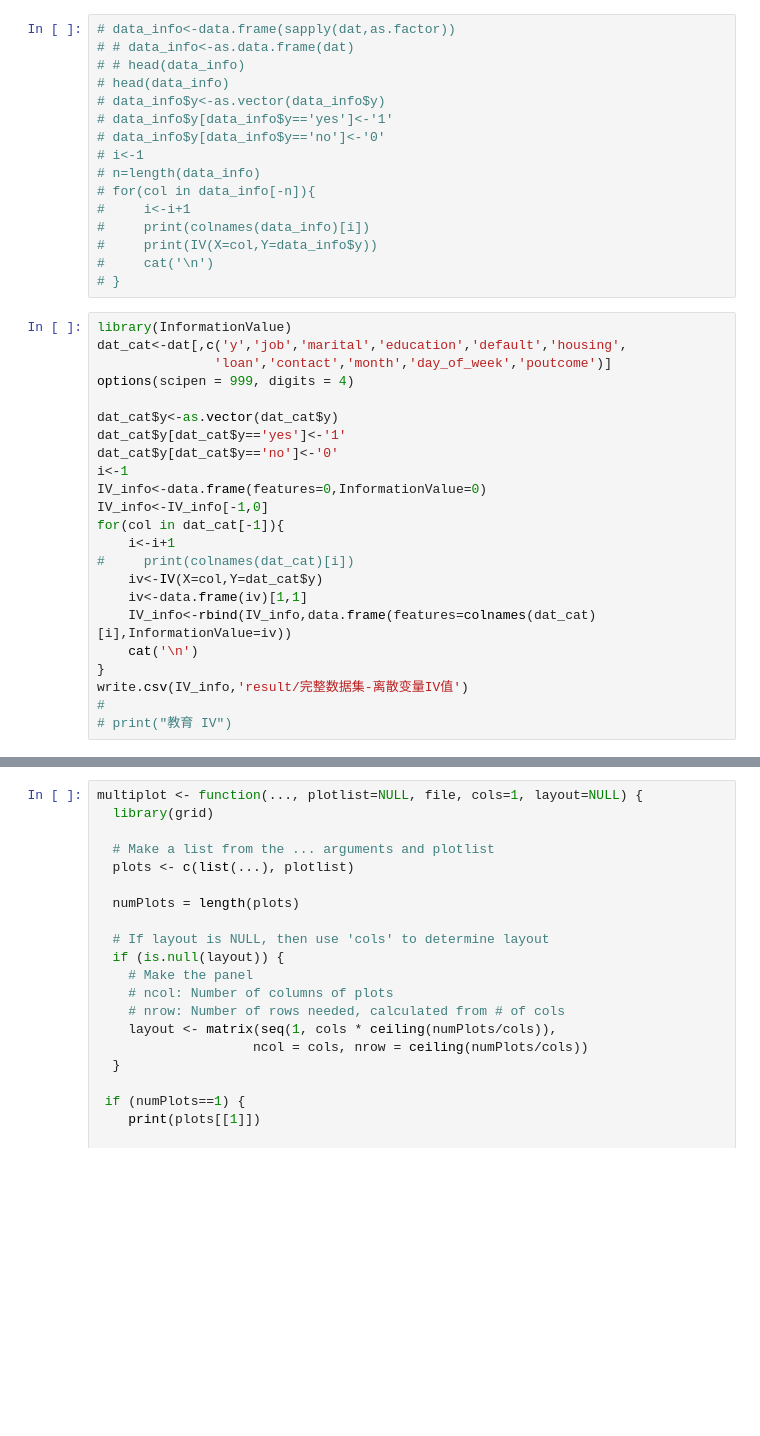
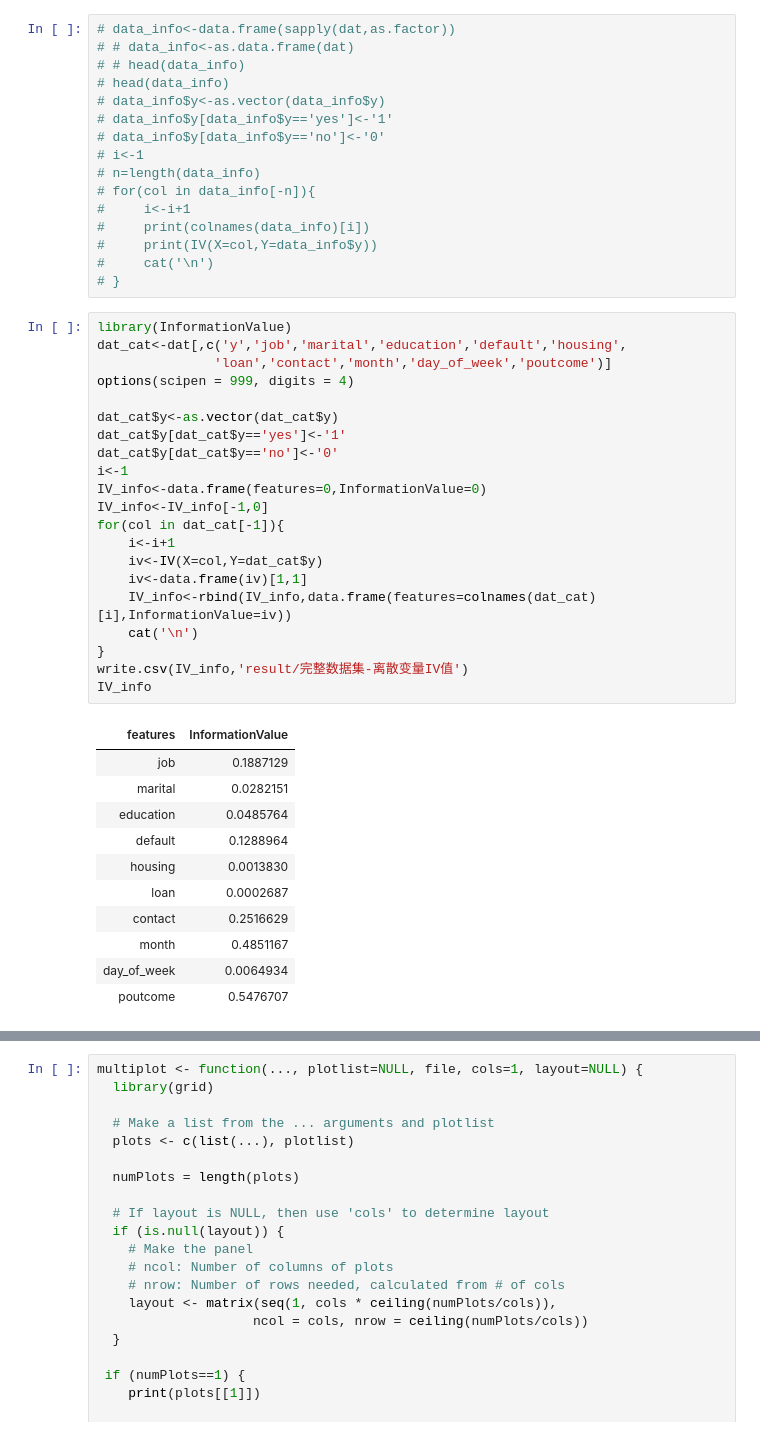
Before and after one commit to AllenOris/Bank-Marketing-and-Business-Intelligence, a Jupyter notebook: code/R/analysis.ipynb, the cells around one changed output, grey strips where cells are left out. Cells and saved outputs as stored; diff of their text form; blank space fills up the shorter version.

```diff
--- a/code/R/analysis.ipynb
+++ b/code/R/analysis.ipynb
@@ -149,26 +267,36 @@ cor(dat_num[,-1])
 # %%
 library(InformationValue)
 dat_cat<-dat[,c('y','job','marital','education','default','housing',
                'loan','contact','month','day_of_week','poutcome')]
 options(scipen = 999, digits = 4)
 
 dat_cat$y<-as.vector(dat_cat$y)
 dat_cat$y[dat_cat$y=='yes']<-'1'
 dat_cat$y[dat_cat$y=='no']<-'0'
 i<-1
 IV_info<-data.frame(features=0,InformationValue=0)
 IV_info<-IV_info[-1,0]
 for(col in dat_cat[-1]){
     i<-i+1
-#     print(colnames(dat_cat)[i])
     iv<-IV(X=col,Y=dat_cat$y)
     iv<-data.frame(iv)[1,1]
     IV_info<-rbind(IV_info,data.frame(features=colnames(dat_cat)[i],InformationValue=iv))
     cat('\n')
 }
 write.csv(IV_info,'result/完整数据集-离散变量IV值')
-#
-# print("教育 IV")
+IV_info
+# %% [output]
+| features | InformationValue |
+| job | 0.1887129 |
+| marital | 0.0282151 |
+| education | 0.0485764 |
+| default | 0.1288964 |
+| housing | 0.0013830 |
+| loan | 0.0002687 |
+| contact | 0.2516629 |
+| month | 0.4851167 |
+| day_of_week | 0.0064934 |
+| poutcome | 0.5476707 |
 # %%
 train<-data.frame(dat_cat,dat_num[,-1])
 train$y<-as.factor(train$y)
```
Also changed, not shown: parts of 50 cells of this notebook, 5 other files.
